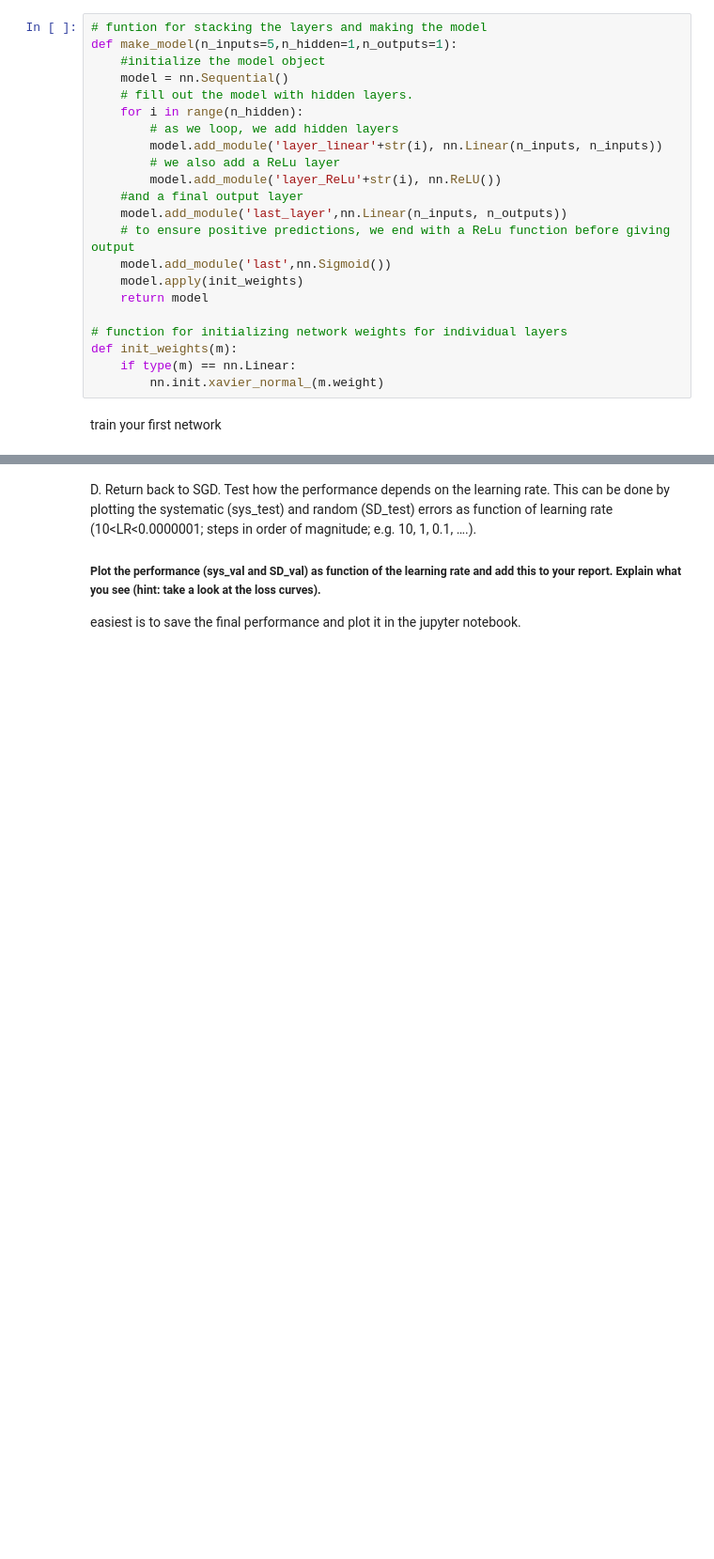
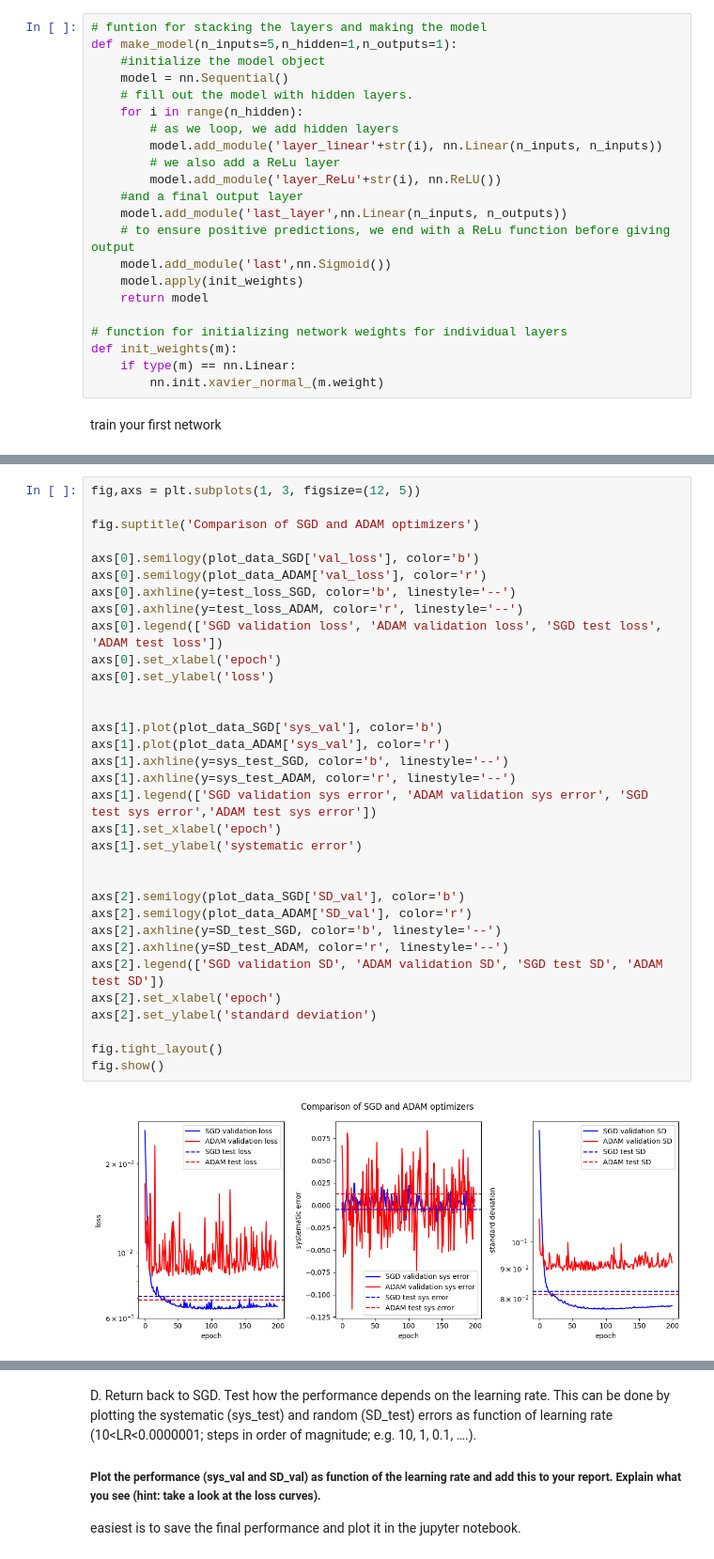
Before and after one commit to yoadvp-bit/Medical_deep_learning, a Jupyter notebook: Assignment 1/exercise_1.ipynb, the cells around one changed output, grey strips where cells are left out. Shown: that part at 94% size. Saved outputs shown, nothing was run; the diff lists cells and outputs as text; blank space fills up the shorter version.

```diff
--- a/Assignment 1/exercise_1.ipynb
+++ b/Assignment 1/exercise_1.ipynb
@@ -390,3 +394,38 @@ fig.show()
+# %%
+fig,axs = plt.subplots(1, 3, figsize=(12, 5))
+
+fig.suptitle('Comparison of SGD and ADAM optimizers')
+
+axs[0].semilogy(plot_data_SGD['val_loss'], color='b')
+axs[0].semilogy(plot_data_ADAM['val_loss'], color='r')
+axs[0].axhline(y=test_loss_SGD, color='b', linestyle='--')
+axs[0].axhline(y=test_loss_ADAM, color='r', linestyle='--')
+axs[0].legend(['SGD validation loss', 'ADAM validation loss', 'SGD test loss', 'ADAM test loss'])
+axs[0].set_xlabel('epoch')
+axs[0].set_ylabel('loss')
+
+
+axs[1].plot(plot_data_SGD['sys_val'], color='b')
+axs[1].plot(plot_data_ADAM['sys_val'], color='r')
+axs[1].axhline(y=sys_test_SGD, color='b', linestyle='--')
+axs[1].axhline(y=sys_test_ADAM, color='r', linestyle='--')
+axs[1].legend(['SGD validation sys error', 'ADAM validation sys error', 'SGD test sys error','ADAM test sys error'])
+axs[1].set_xlabel('epoch')
+axs[1].set_ylabel('systematic error')
+
+
+axs[2].semilogy(plot_data_SGD['SD_val'], color='b')
+axs[2].semilogy(plot_data_ADAM['SD_val'], color='r')
+axs[2].axhline(y=SD_test_SGD, color='b', linestyle='--')
+axs[2].axhline(y=SD_test_ADAM, color='r', linestyle='--')
+axs[2].legend(['SGD validation SD', 'ADAM validation SD', 'SGD test SD', 'ADAM test SD'])
+axs[2].set_xlabel('epoch')
+axs[2].set_ylabel('standard deviation')
+
+fig.tight_layout()
+fig.show()
+# %% [output]
+[figure, added]
 # %% [markdown]
 # First week (on schedule means finish by Friday) [if updated: 7-2-2025]
 For these exercises, you will want to produce new cells that generate the outputs. The notebook cells should run and produce the figures without input of the examiners.
```
Also changed, not shown: parts of 3 cells of this notebook.
